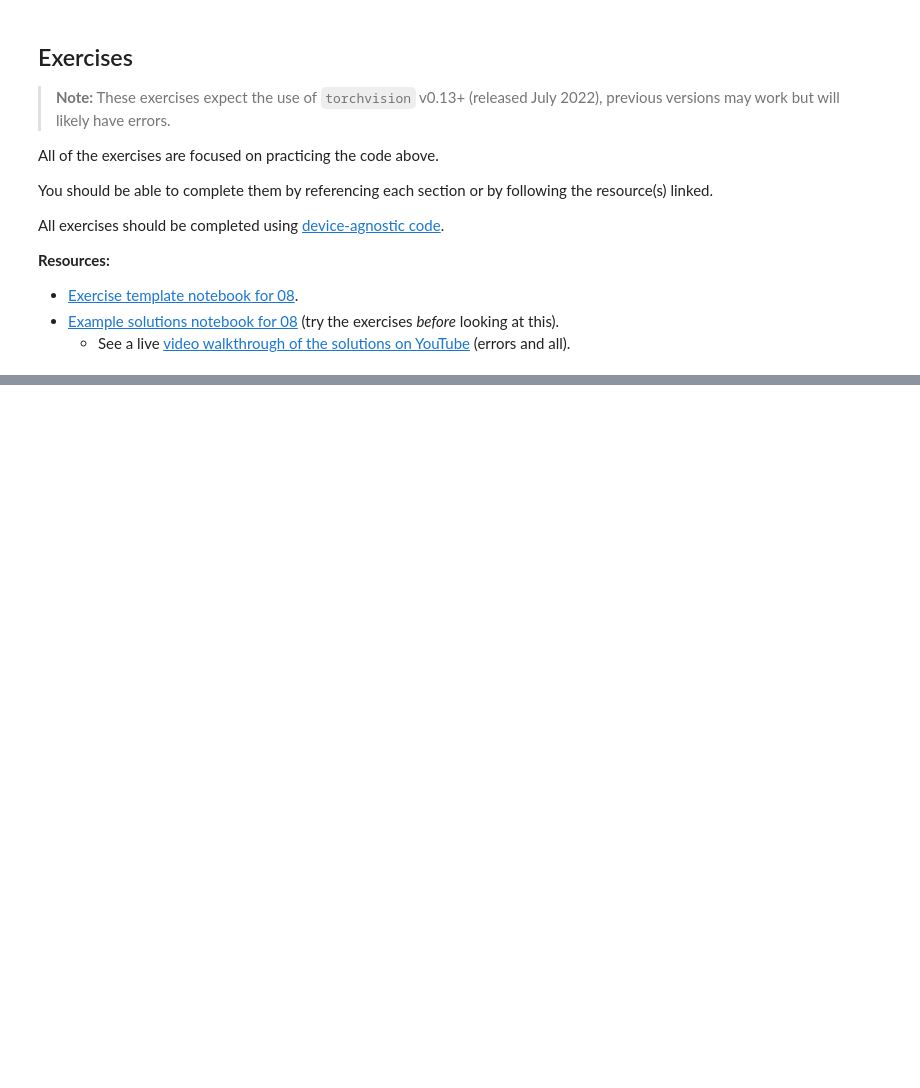
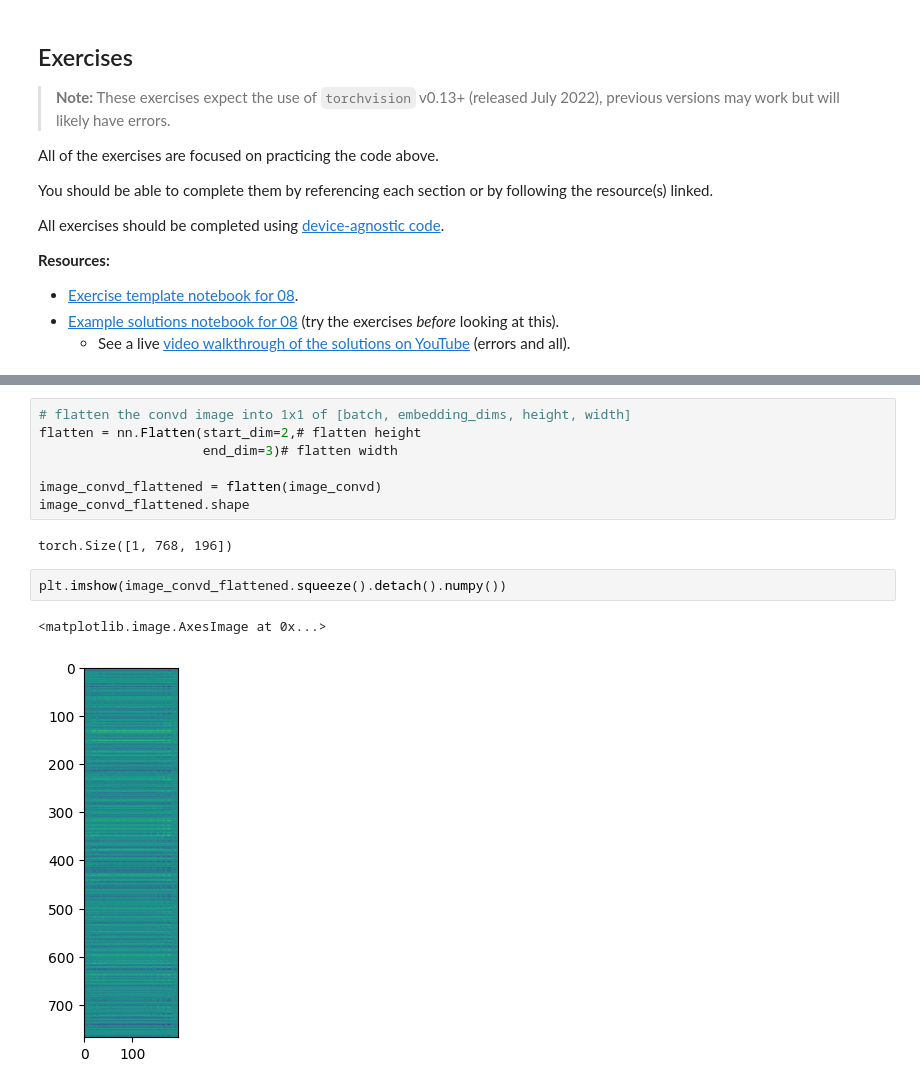
Before and after one commit to BMugo84/pytorch_in_25_hours, a Jupyter notebook: 08_pytorch_paper_replicating_exercise.ipynb, the cells around one changed output, grey strips where cells are left out. Saved outputs shown, nothing was run; the diff lists cells and outputs as text; blank space fills up the shorter version.

```diff
--- a/08_pytorch_paper_replicating_exercise.ipynb
+++ b/08_pytorch_paper_replicating_exercise.ipynb
@@ -37,0 +160,14 @@ All exercises should be completed using [device-agnostic code](https://pytorch.o
+# %%
+# flatten the convd image into 1x1 of [batch, embedding_dims, height, width]
+flatten = nn.Flatten(start_dim=2,# flatten height
+                     end_dim=3)# flatten width
+
+image_convd_flattened = flatten(image_convd)
+image_convd_flattened.shape
+# %% [output]
+torch.Size([1, 768, 196])
+# %%
+plt.imshow(image_convd_flattened.squeeze().detach().numpy())
+# %% [output]
+<matplotlib.image.AxesImage at 0x...>
+[figure, added]
```
Also changed, not shown: parts of 30 cells of this notebook.
